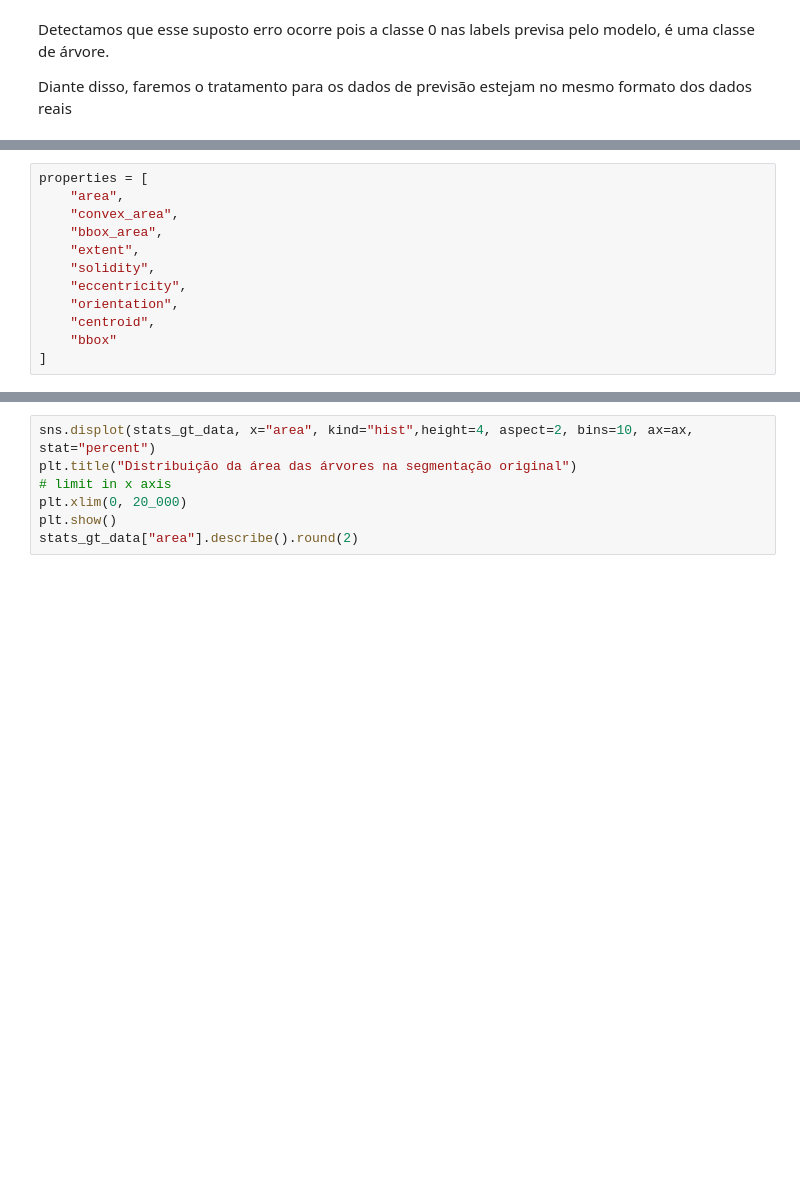
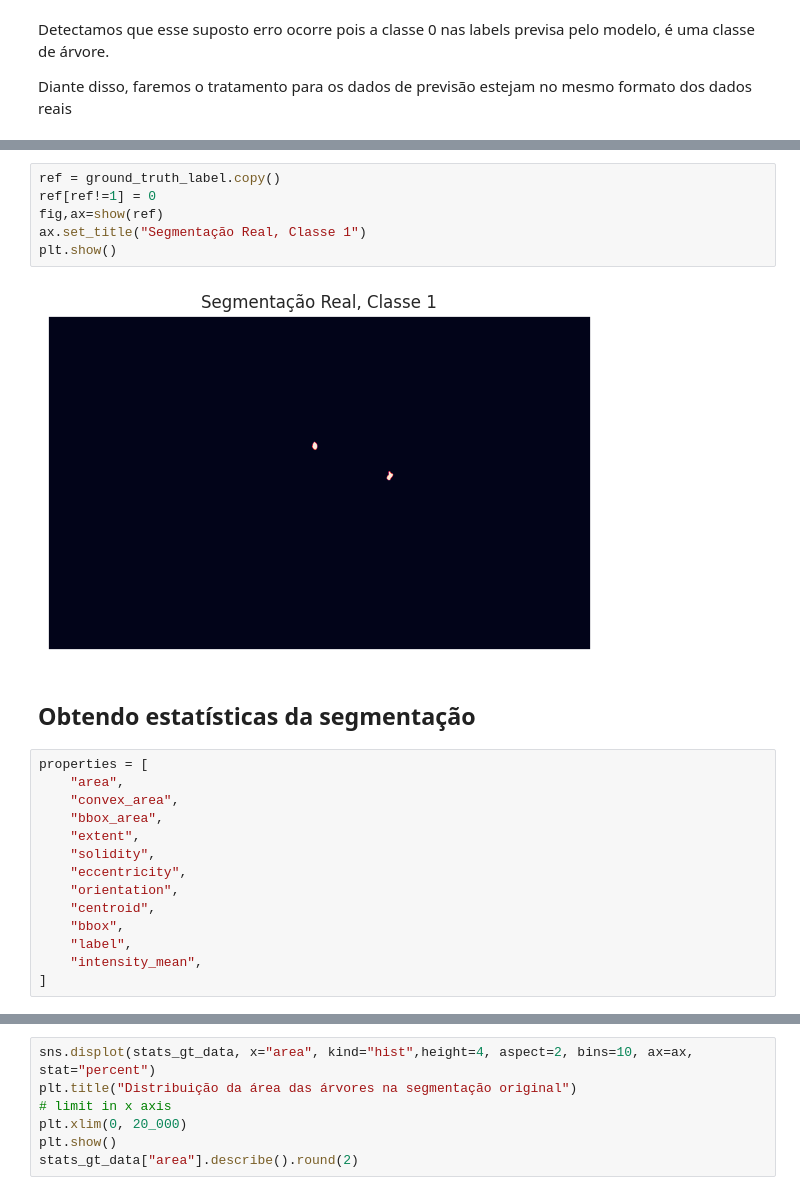
Before and after one commit to luizfernando608/multi-task-fcn, a Jupyter notebook: exploration_notebooks/data_process_between_iter.ipynb, the cells around one changed output, grey strips where cells are left out. Cells and saved outputs as stored; diff of their text form; blank space fills up the shorter version.

```diff
--- a/exploration_notebooks/data_process_between_iter.ipynb
+++ b/exploration_notebooks/data_process_between_iter.ipynb
@@ -197,3 +211,13 @@ Obtendo estatísticas de cada segmentação
+# %%
+ref = ground_truth_label.copy()
+ref[ref!=1] = 0
+fig,ax=show(ref)
+ax.set_title("Segmentação Real, Classe 1")
+plt.show()
+# %% [output]
+[figure, added]
+# %% [markdown]
+## Obtendo estatísticas da segmentação
 # %%
 properties = [
     "area",
@@ -204,7 +228,9 @@ properties = [
     "eccentricity",
     "orientation",
     "centroid",
-    "bbox"
+    "bbox",
+    "label",
+    "intensity_mean",
 ]
 # %%
 components_gt_label = label(ground_truth_label)
```
Also changed, not shown: parts of 50 cells of this notebook, 1 other file.
